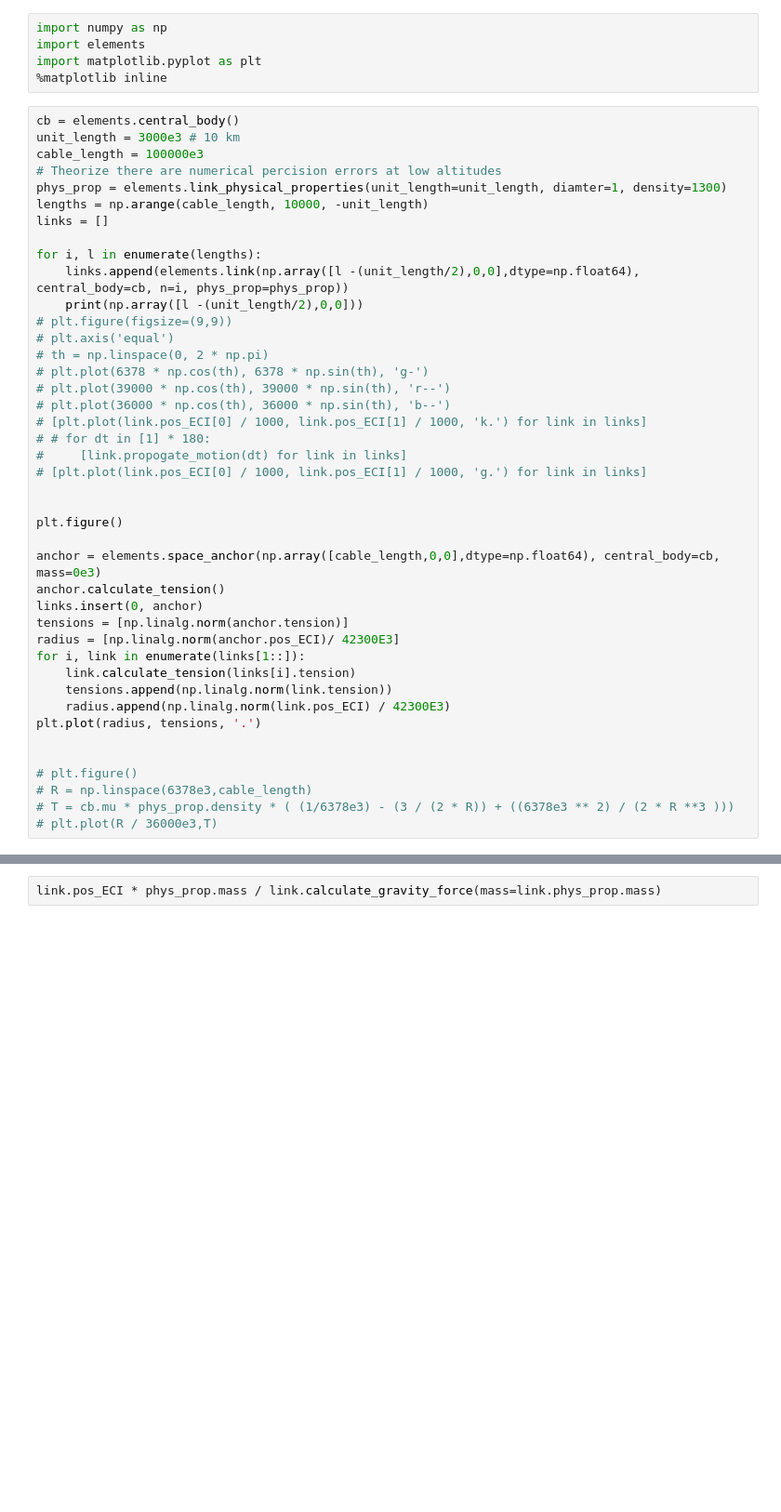
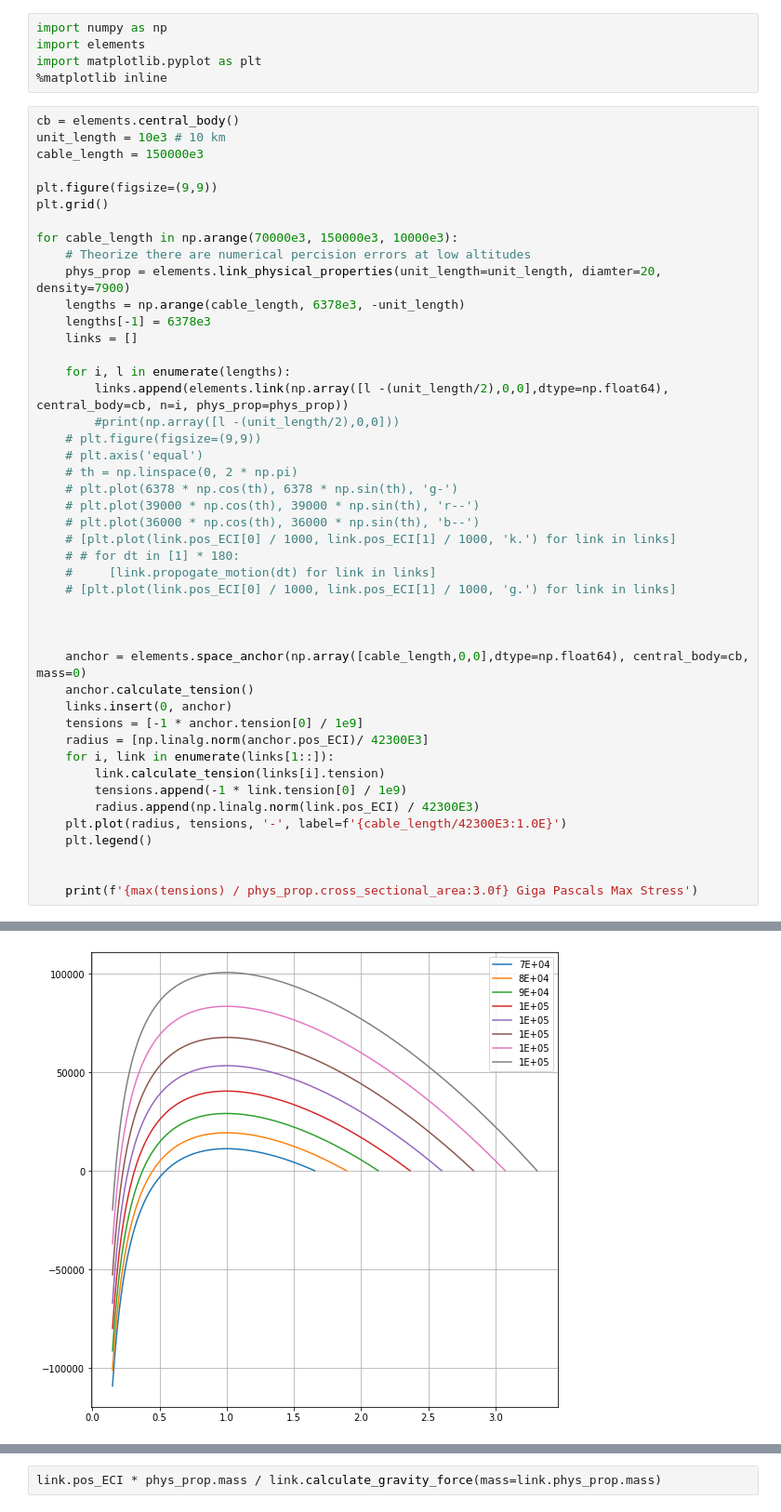
Before and after one commit to Zach1L/demos, a Jupyter notebook: space_elev/sim.ipynb, the cells around one changed output, grey strips where cells are left out. Shown at 93% size. Cells and saved outputs as stored; diff of their text form; blank space fills up the shorter version.

```diff
--- a/space_elev/sim.ipynb
+++ b/space_elev/sim.ipynb
@@ -5,43 +5,47 @@ import matplotlib.pyplot as plt
 %matplotlib inline
 # %%
 cb = elements.central_body()
-unit_length = 3000e3 # 10 km
-cable_length = 100000e3
-# Theorize there are numerical percision errors at low altitudes
-phys_prop = elements.link_physical_properties(unit_length=unit_length, diamter=1, density=1300)
-lengths = np.arange(cable_length, 10000, -unit_length)
-links = []
+unit_length = 10e3 # 10 km
+cable_length = 150000e3
 
-for i, l in enumerate(lengths):
-    links.append(elements.link(np.array([l -(unit_length/2),0,0],dtype=np.float64), central_body=cb, n=i, phys_prop=phys_prop))
-    print(np.array([l -(unit_length/2),0,0]))
-# plt.figure(figsize=(9,9))
-# plt.axis('equal')
-# th = np.linspace(0, 2 * np.pi)
-# plt.plot(6378 * np.cos(th), 6378 * np.sin(th), 'g-')
-# plt.plot(39000 * np.cos(th), 39000 * np.sin(th), 'r--')
-# plt.plot(36000 * np.cos(th), 36000 * np.sin(th), 'b--')
-# [plt.plot(link.pos_ECI[0] / 1000, link.pos_ECI[1] / 1000, 'k.') for link in links]
-# # for dt in [1] * 180:
-#     [link.propogate_motion(dt) for link in links]
-# [plt.plot(link.pos_ECI[0] / 1000, link.pos_ECI[1] / 1000, 'g.') for link in links]
+plt.figure(figsize=(9,9))
+plt.grid()
+
+for cable_length in np.arange(70000e3, 150000e3, 10000e3):
+    # Theorize there are numerical percision errors at low altitudes
+    phys_prop = elements.link_physical_properties(unit_length=unit_length, diamter=20, density=7900)
+    lengths = np.arange(cable_length, 6378e3, -unit_length)
+    lengths[-1] = 6378e3
+    links = []
+
+    for i, l in enumerate(lengths):
+        links.append(elements.link(np.array([l -(unit_length/2),0,0],dtype=np.float64), central_body=cb, n=i, phys_prop=phys_prop))
+        #print(np.array([l -(unit_length/2),0,0]))
+    # plt.figure(figsize=(9,9))
+    # plt.axis('equal')
+    # th = np.linspace(0, 2 * np.pi)
+    # plt.plot(6378 * np.cos(th), 6378 * np.sin(th), 'g-')
+    # plt.plot(39000 * np.cos(th), 39000 * np.sin(th), 'r--')
+    # plt.plot(36000 * np.cos(th), 36000 * np.sin(th), 'b--')
+    # [plt.plot(link.pos_ECI[0] / 1000, link.pos_ECI[1] / 1000, 'k.') for link in links]
+    # # for dt in [1] * 180:
+    #     [link.propogate_motion(dt) for link in links]
+    # [plt.plot(link.pos_ECI[0] / 1000, link.pos_ECI[1] / 1000, 'g.') for link in links]
 
 
-plt.figure()
 
-anchor = elements.space_anchor(np.array([cable_length,0,0],dtype=np.float64), central_body=cb, mass=0e3)
-anchor.calculate_tension()
-links.insert(0, anchor)
-tensions = [np.linalg.norm(anchor.tension)]
-radius = [np.linalg.norm(anchor.pos_ECI)/ 42300E3]
-for i, link in enumerate(links[1::]):
-    link.calculate_tension(links[i].tension)
-    tensions.append(np.linalg.norm(link.tension))
-    radius.append(np.linalg.norm(link.pos_ECI) / 42300E3)
-plt.plot(radius, tensions, '.')
+    anchor = elements.space_anchor(np.array([cable_length,0,0],dtype=np.float64), central_body=cb, mass=0)
+    anchor.calculate_tension()
+    links.insert(0, anchor)
+    tensions = [-1 * anchor.tension[0] / 1e9]
+    radius = [np.linalg.norm(anchor.pos_ECI)/ 42300E3]
+    for i, link in enumerate(links[1::]):
+        link.calculate_tension(links[i].tension)
+        tensions.append(-1 * link.tension[0] / 1e9)
+        radius.append(np.linalg.norm(link.pos_ECI) / 42300E3)
+    plt.plot(radius, tensions, '-', label=f'{cable_length/42300E3:1.0E}')
+    plt.legend()
 
 
-# plt.figure()
-# R = np.linspace(6378e3,cable_length)
-# T = cb.mu * phys_prop.density * ( (1/6378e3) - (3 / (2 * R)) + ((6378e3 ** 2) / (2 * R **3 )))
-# plt.plot(R / 36000e3,T)
+    print(f'{max(tensions) / phys_prop.cross_sectional_area:3.0f} Giga Pascals Max Stress')
+# %% [output]
@@ -47,0 +60 @@ plt.plot(radius, tensions, '.')
+[figure, added]
```
Also changed, not shown: parts of 5 cells of this notebook, 1 other file.
